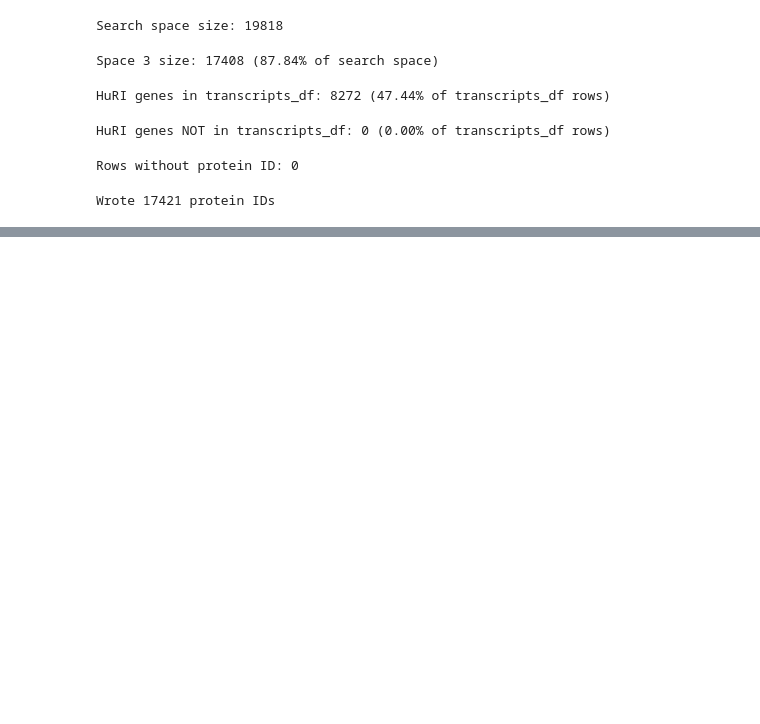
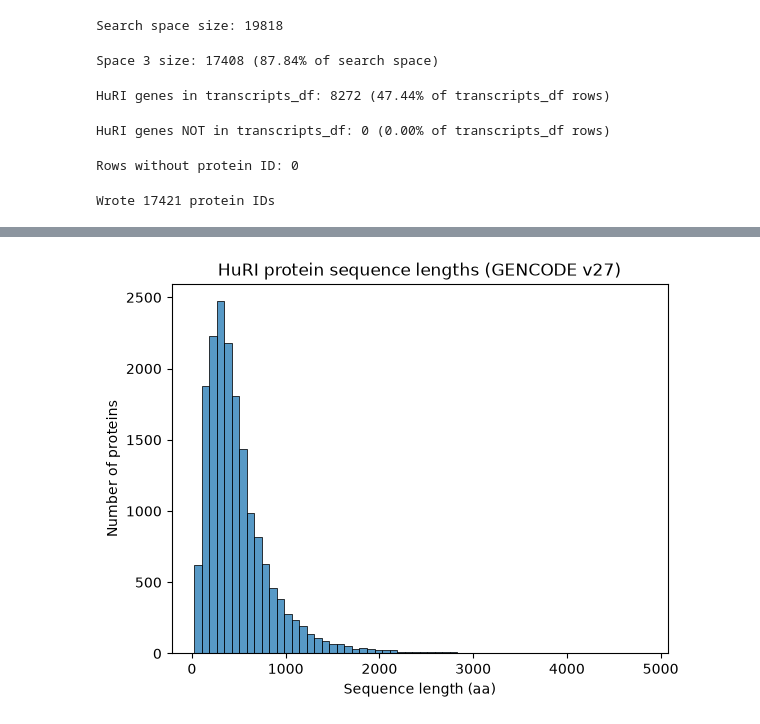
Before and after one commit to akors/openfold-3, a Jupyter notebook: tl-interactions/huri-exploration.ipynb, the cells around one changed output, grey strips where cells are left out. Drawn from its saved outputs; the diff is of its cells as text; code cells hidden in the pictures; blank space fills up the shorter version.

```diff
--- a/tl-interactions/huri-exploration.ipynb
+++ b/tl-interactions/huri-exploration.ipynb
@@ -77,3 +87,20 @@ protein_ids.to_csv("../data/interactomes/HuRI/proteins.txt", index=False, header
 print(f"Wrote {len(protein_ids)} protein IDs")
 # %% [output]
 Wrote 17421 protein IDs
+# %%
+from pathlib import Path
+
+records = []
+for fasta_path in sorted(Path("../data/sequences/huri").glob("*.fasta")):
+    file_records = []
+    for line in fasta_path.read_text().splitlines():
+        if line.startswith(">"):
+            file_records.append({"record_id": line[1:].split("|", 1)[0], "length": 0})
+        else:
+            file_records[-1]["length"] += len(line.strip())
+    if len(file_records) > 1:
+        print(f"{fasta_path.name}: {len(file_records)} records")
+    records.extend(file_records)
+
+sequences_df = pd.DataFrame(records)
+sequences_df.describe()
@@ -79,0 +117,9 @@ Wrote 17421 protein IDs
+# %%
+import matplotlib.pyplot as plt
+import seaborn as sns
+
+ax = sns.histplot(sequences_df, x="length", log_scale=False, bins=60)
+ax.set(xlabel="Sequence length (aa)", ylabel="Number of proteins", title="HuRI protein sequence lengths (GENCODE v27)")
+plt.show()
+# %% [output]
+[figure, added]
```
Also changed, not shown: parts of 17 cells of this notebook, 1 other file.
